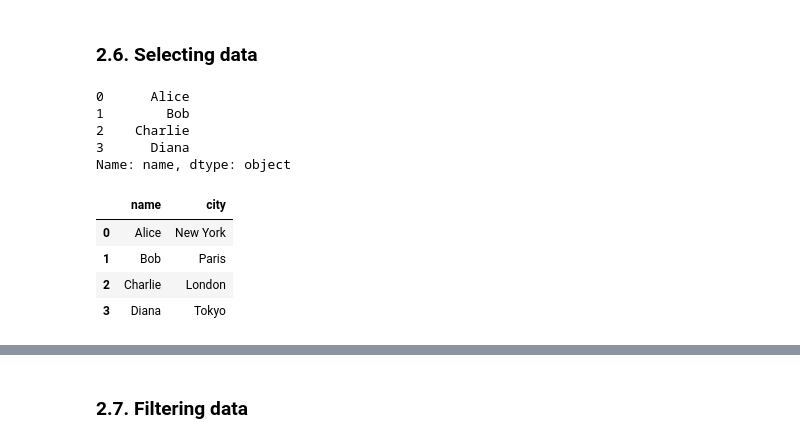
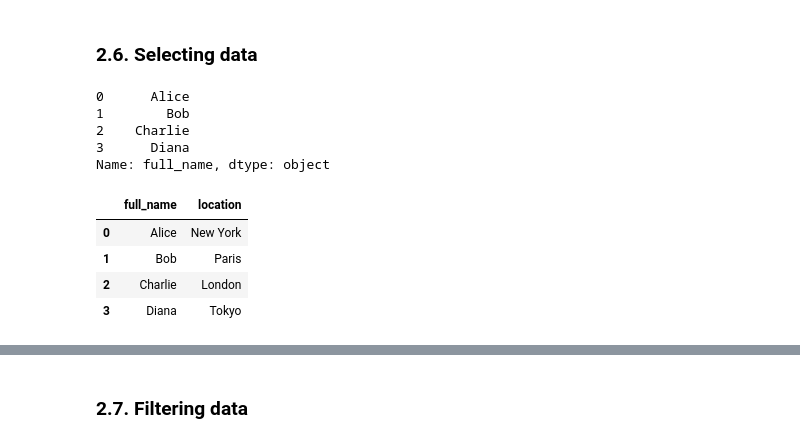
Before and after one commit to rudedude693/FSA_devops, a Jupyter notebook: docs/assets/notebooks/unit2/Lesson_10_demo.ipynb, the cells around one changed output, grey strips where cells are left out. Cells and saved outputs as stored; diff of their text form; code cells hidden in the pictures.

```diff
--- a/docs/assets/notebooks/unit2/Lesson_10_demo.ipynb
+++ b/docs/assets/notebooks/unit2/Lesson_10_demo.ipynb
@@ -207,18 +222,18 @@ df.describe()
 ### 2.6. Selecting data
 # %%
 # Select a column
-df['name']
+df['full_name']
 # %% [output]
 0      Alice
 1        Bob
 2    Charlie
 3      Diana
-Name: name, dtype: object
+Name: full_name, dtype: object
 # %%
 # Select multiple columns
-df[['name', 'city']]
+df[['full_name', 'location']]
 # %% [output]
-|  | name | city |
+|  | full_name | location |
 | 0 | Alice | New York |
 | 1 | Bob | Paris |
 | 2 | Charlie | London |
```
Also changed, not shown: parts of 22 cells of this notebook.
